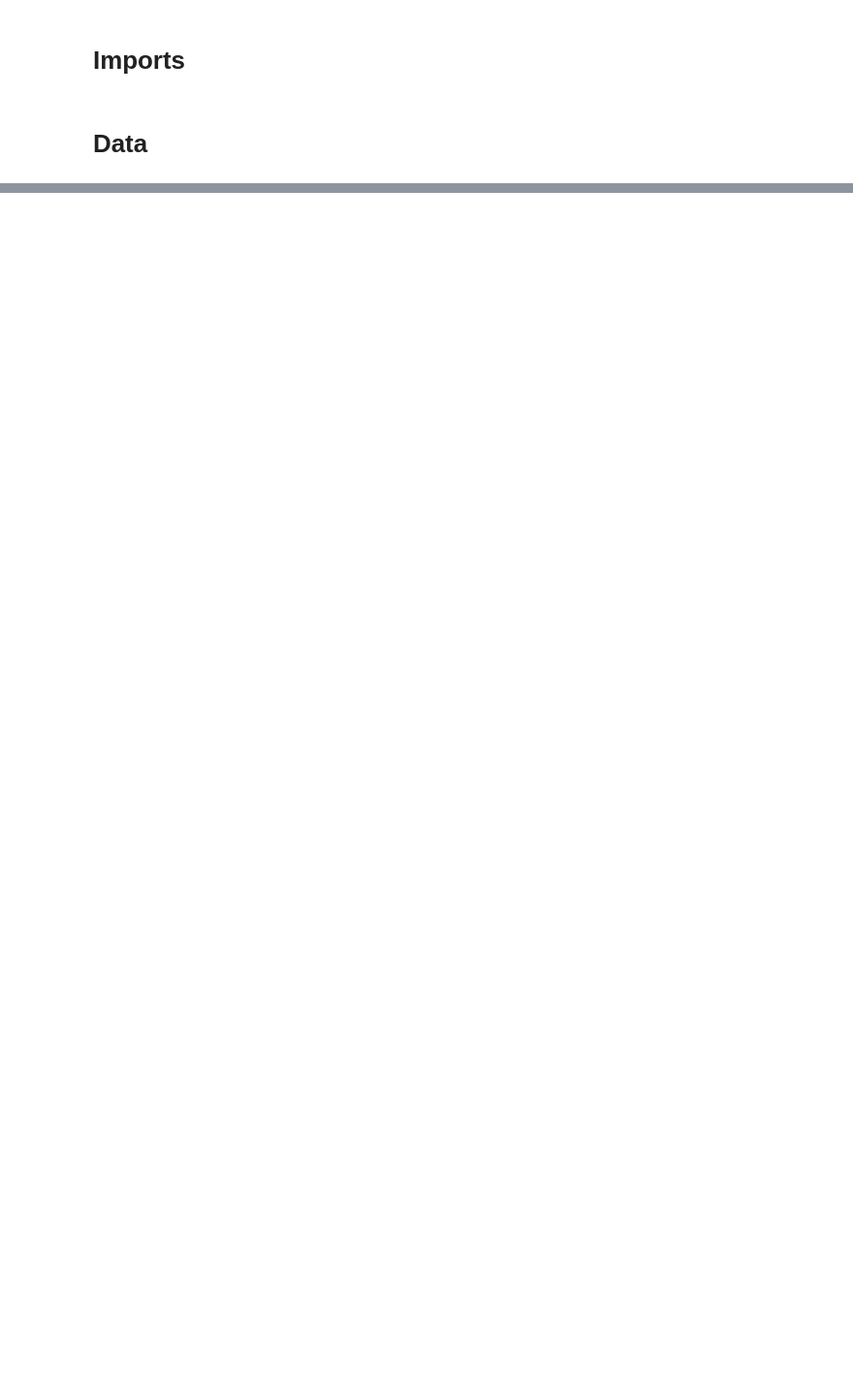
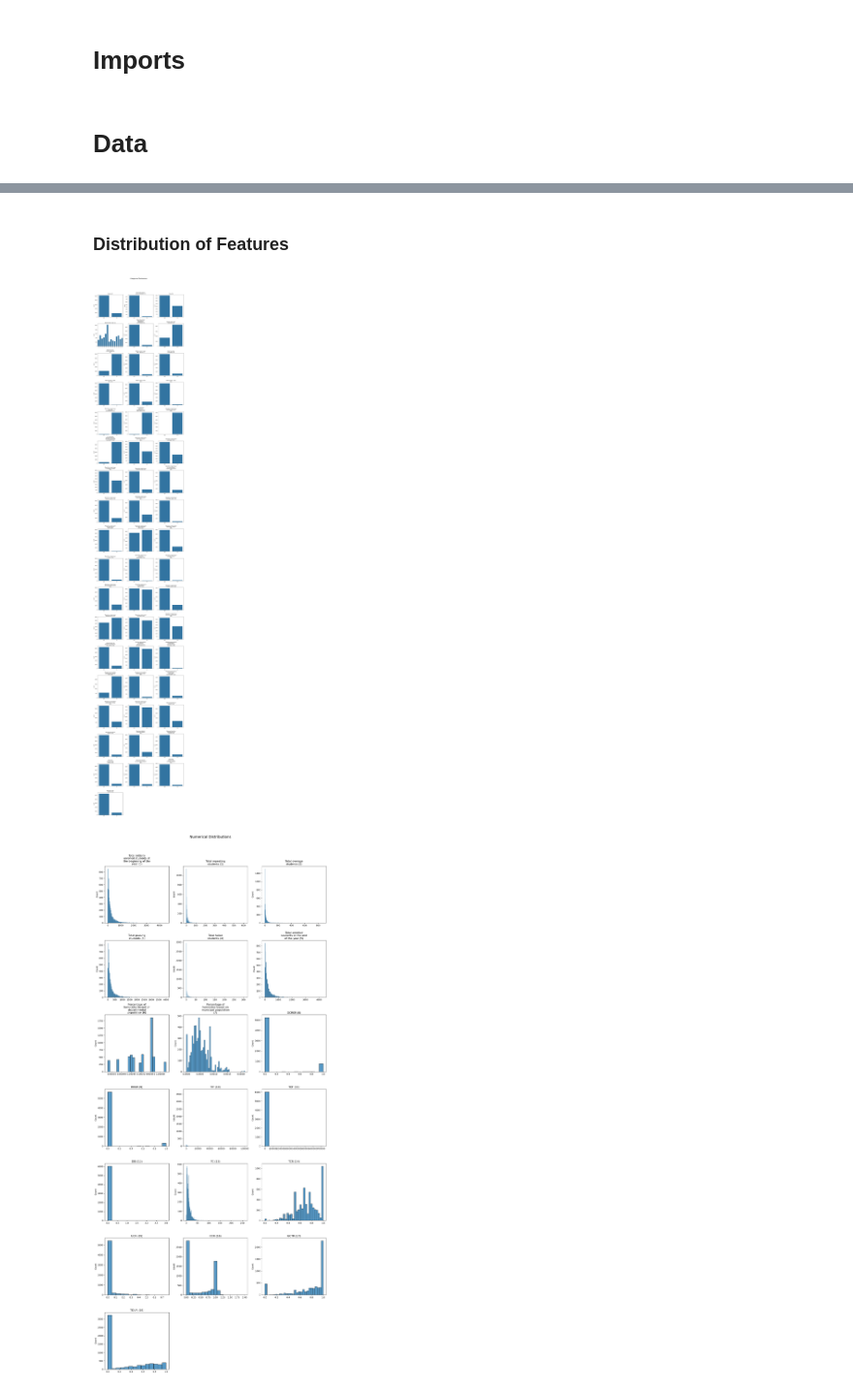
Before and after one commit to guillermo-avelar/dropout-predictor, a Jupyter notebook: notebooks/2.0-ga-diagnostics.ipynb, the cells around one changed output, grey strips where cells are left out. Shown at 97% size. Drawn from its saved outputs; the diff is of its cells as text; code cells hidden in the pictures; blank space fills up the shorter version.

```diff
--- a/notebooks/2.0-ga-diagnostics.ipynb
+++ b/notebooks/2.0-ga-diagnostics.ipynb
@@ -9,4 +11,6 @@ import seaborn as sns
 # __Data__
 # %%
 # Load the data
-df = pd.read_csv('../data/processed/data.csv')
+X_cat = pd.read_csv('../data/processed/X_cat.csv')
+X_num = pd.read_csv('../data/processed/X_num.csv')
+y = pd.read_csv('../data/processed/y.csv')
@@ -37,0 +50,37 @@ identifiers = ['School ID',
+# %% [markdown]
+### __Distribution of Features__
+# %%
+def plot_distributions(data, filename, plot_title, typ, wrap_length=20):
+    def wrap_title(title, length):
+        return '\n'.join(textwrap.wrap(title, length))
+
+    temp = data.drop(['School District', 'Municipality Code'], axis=1) if typ == 'categorical' else data
+
+    columns = temp.columns
+    n = len(columns)
+    rows = (n + 2) // 3
+    fig, axs = plt.subplots(rows, 3, figsize=(15, 5 * rows))
+
+    axs = axs.flatten()
+
+    for i, column in enumerate(columns):
+        if typ == 'categorical':
+            sns.countplot(data=temp, x=column, ax=axs[i])
+        else:
+            sns.histplot(data=temp, x=column, ax=axs[i])
+        axs[i].set_title(wrap_title(f"{column} ({i})", wrap_length))
+        axs[i].set_xlabel('')
+
+    for j in range(i + 1, len(axs)):
+        fig.delaxes(axs[j])
+
+    fig.suptitle(plot_title, fontsize=16)
+    plt.tight_layout(rect=[0, 0, 1, 0.96])
+    plt.savefig(filename)
+    plt.show()
+# %%
+plot_distributions(X_cat, '../reports/categorical.png', 'Categorical Distributions', 'categorical')
+plot_distributions(X_num, '../reports/numerical.png', 'Numerical Distributions', 'numerical')
+# %% [output]
+[figure, added]
+[figure, added]
```
Also changed, not shown: parts of 12 cells of this notebook, 12 other files.
